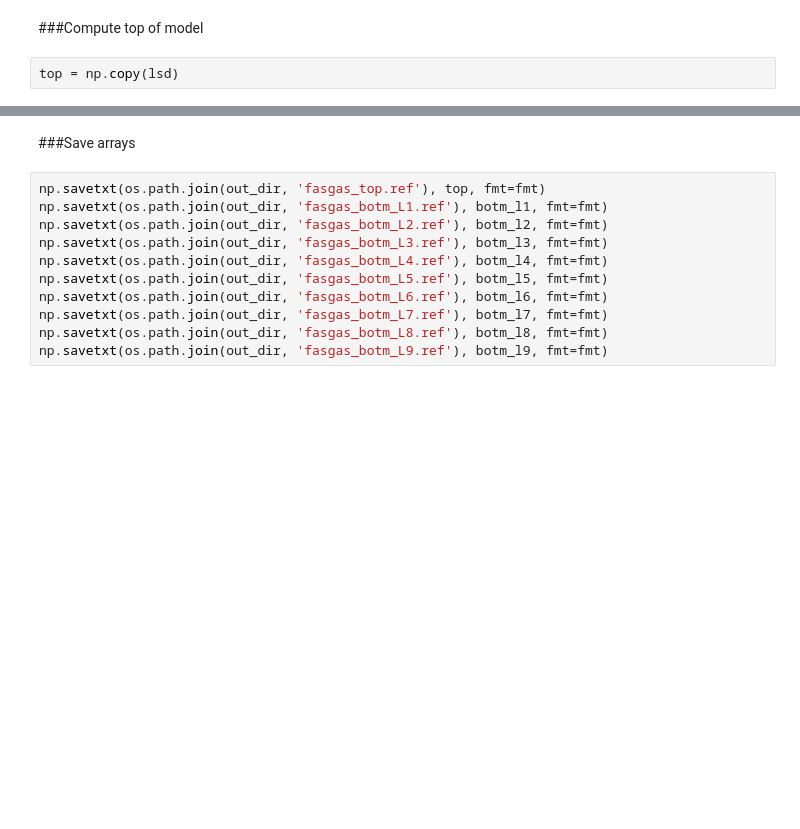
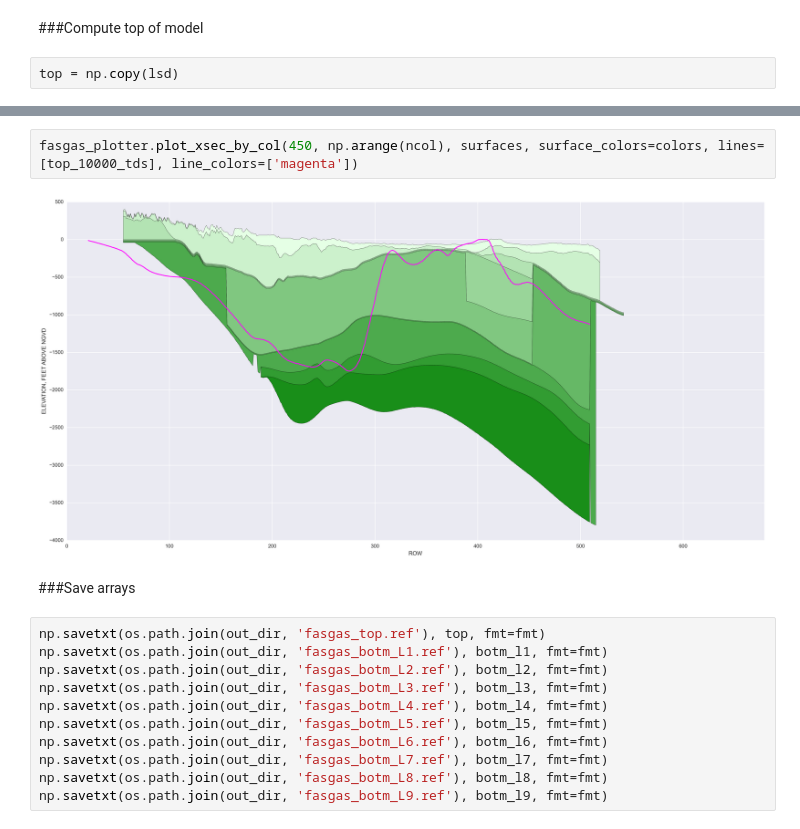
Before and after one commit to jbellino-usgs/notebooks, a Jupyter notebook: floridan/04-BuildBottomArrays.ipynb, the cells around one changed output, grey strips where cells are left out. Drawn from its saved outputs; the diff is of its cells as text; blank space fills up the shorter version.

```diff
--- a/floridan/04-BuildBottomArrays.ipynb
+++ b/floridan/04-BuildBottomArrays.ipynb
@@ -312,3 +359,7 @@ botm_l9[x, y] = np.nan
+# %%
+fasgas_plotter.plot_xsec_by_col(450, np.arange(ncol), surfaces, surface_colors=colors, lines=[top_10000_tds], line_colors=['magenta'])
+# %% [output]
+[figure, added]
 # %% [markdown]
 ###Save arrays
 # %%
```
Also changed, not shown: parts of 42 cells of this notebook, 19 other files.
